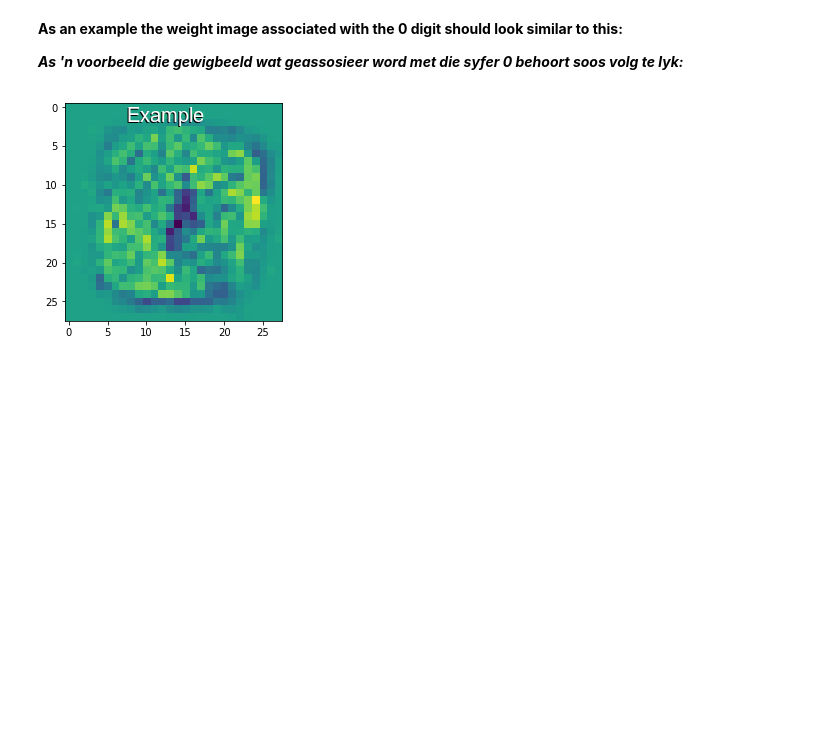
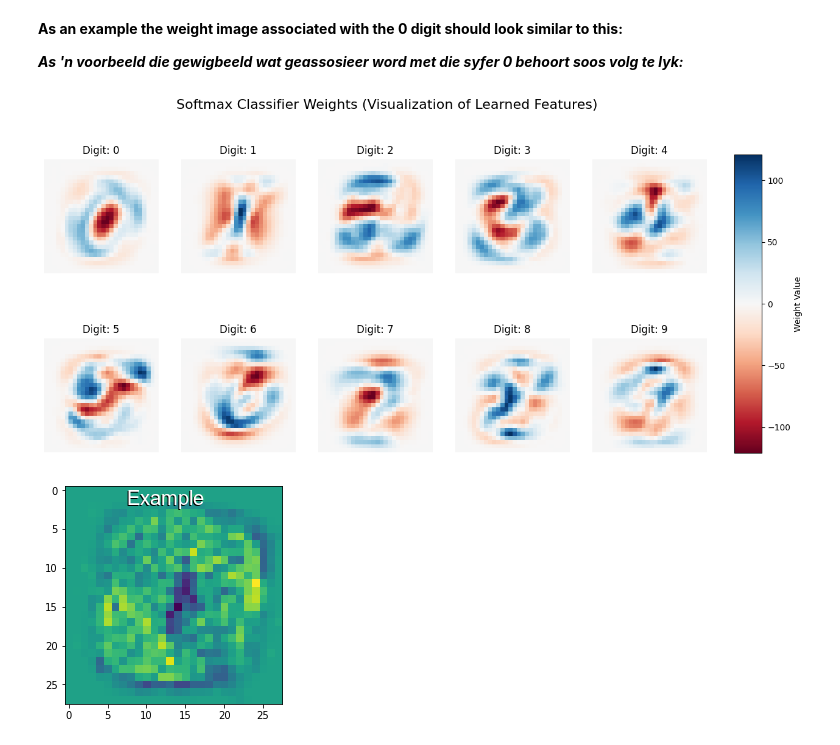
Before and after one commit to mudgician/cs315, a Jupyter notebook: Assignment2/Assignment2/assign2.ipynb, the cells around one changed output. Cells and saved outputs as stored; diff of their text form; code cells hidden in the pictures; blank space fills up the shorter version.

```diff
--- a/Assignment2/Assignment2/assign2.ipynb
+++ b/Assignment2/Assignment2/assign2.ipynb
@@ -285,6 +500,29 @@ NameError: name 'Image' is not defined
 **As an example the weight image associated with the 0 digit should look similar to this:**
 
 **_As 'n voorbeeld die gewigbeeld wat geassosieer word met die syfer 0 behoort soos volg te lyk:_**
+# %%
+weights = clf.coef_.reshape(10, 28, 28)
+
+fig, axes = plt.subplots(2, 5, figsize=(15, 7))
+fig.suptitle("Softmax Classifier Weights (Visualization of Learned Features)", fontsize=16)
+
+for i, ax in enumerate(axes.flatten()):
+    # Calculate symmetric bounds for the colormap
+    vmax = np.abs(weights[i]).max()
+
+    # Plotting the weights
+    im = ax.imshow(weights[i], cmap='RdBu', vmin=-vmax, vmax=vmax)
+    ax.set_title(f"Digit: {i}")
+    ax.axis('off')
+
+# Add a colorbar to indicate weight intensity
+fig.subplots_adjust(right=0.85)
+cbar_ax = fig.add_axes([0.88, 0.15, 0.03, 0.7])
+fig.colorbar(im, cax=cbar_ax, label='Weight Value')
+
+plt.show()
+# %% [output]
+[figure, added]
 # %%
 display(Image(filename='./wm_softmax_mnist_weights/wm_0.png'))
 # %% [output]
```
Also changed, not shown: parts of 6 cells of this notebook, 4 other files.
